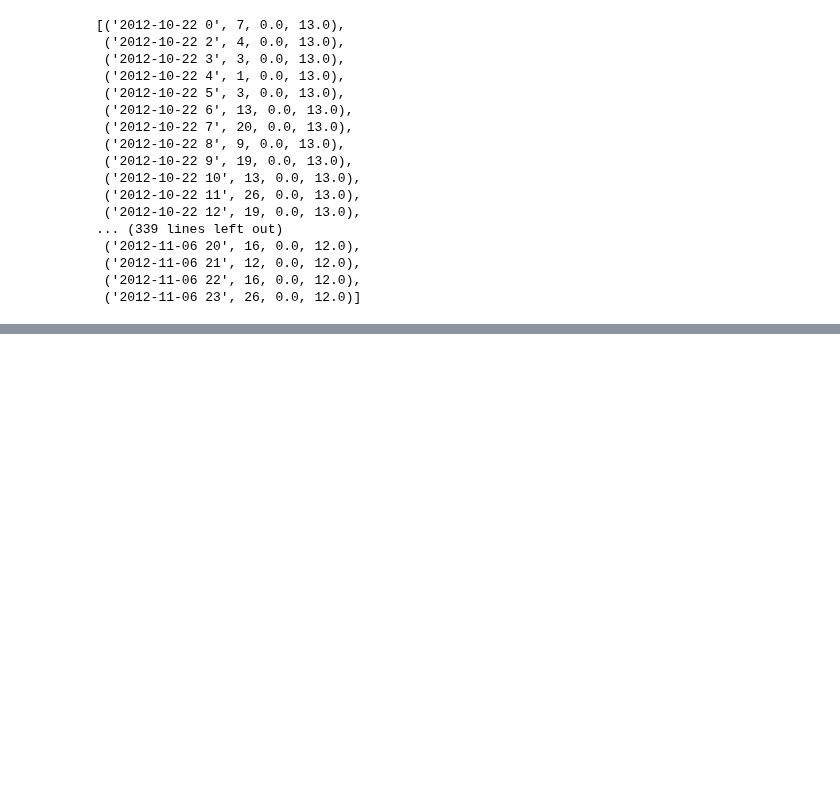
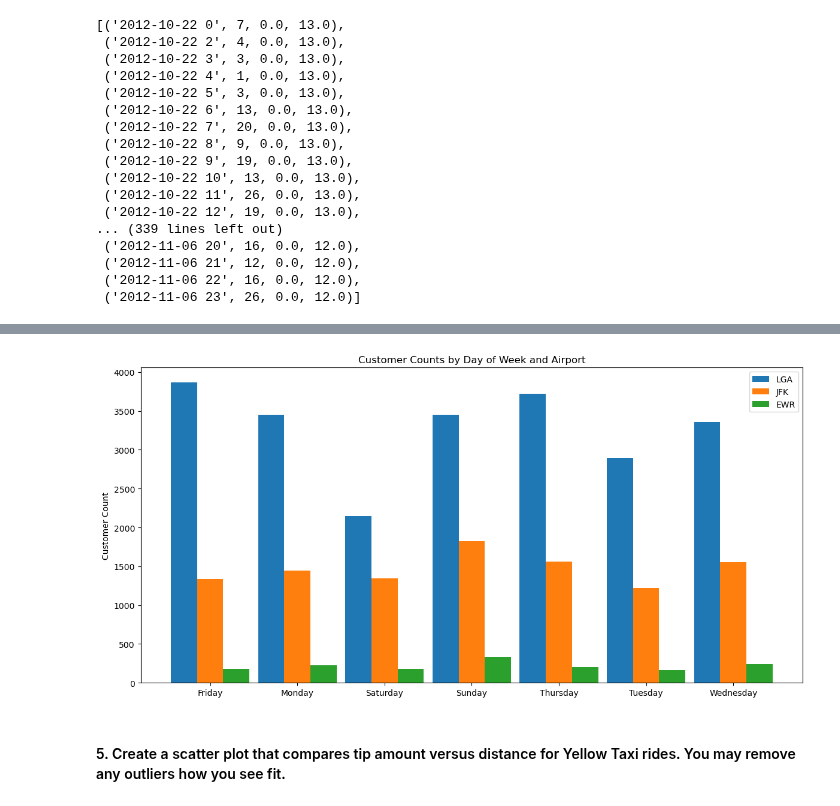
Before and after one commit to wangyf99/final-project, a Jupyter notebook: Group_project.ipynb, the cells around one changed output, grey strips where cells are left out. Saved outputs shown, nothing was run; the diff lists cells and outputs as text; code cells hidden in the pictures; blank space fills up the shorter version.

```diff
--- a/Group_project.ipynb
+++ b/Group_project.ipynb
@@ -964,0 +1085,41 @@ save_query("q6_hurricane_precipitation.sql", query_6_hurricane_precipitation)
+# %%
+def count_customers_by_day(df):
+    df['pickup_datetime'] = pd.to_datetime(df['pickup_datetime'])
+    df['day_of_week'] = df['pickup_datetime'].dt.day_name()
+    return df.groupby('day_of_week')['passenger_count'].sum()
+
+lga_counts = count_customers_by_day(lga_df)
+jfk_counts = count_customers_by_day(jfk_df)
+ewr_counts = count_customers_by_day(ewr_df)
+
+new_df = pd.concat([lga_counts,jfk_counts,ewr_counts])
+# %%
+def plot_customer_counts(lga_counts, jfk_counts, ewr_counts):
+    labels = lga_counts.index.intersection(jfk_counts.index).intersection(ewr_counts.index)
+    lga_values = lga_counts[labels].values
+    jfk_values = jfk_counts[labels].values
+    ewr_values = ewr_counts[labels].values
+
+    x = np.arange(len(labels))
+    width = 0.3
+
+    fig, ax = plt.subplots(figsize=(12, 6))
+    rects1 = ax.bar(x - width, lga_values, width, label='LGA')
+    rects2 = ax.bar(x, jfk_values, width, label='JFK')
+    rects3 = ax.bar(x + width, ewr_values, width, label='EWR')
+
+    ax.set_ylabel('Customer Count')
+    ax.set_title('Customer Counts by Day of Week and Airport')
+    ax.set_xticks(x)
+    ax.set_xticklabels(labels)
+    ax.legend()
+
+    fig.tight_layout()
+    plt.show()
+
+
+plot_customer_counts(lga_counts, jfk_counts, ewr_counts)
+# %% [output]
+[figure, added]
+# %% [markdown]
+#### 5. Create a scatter plot that compares tip amount versus distance for Yellow Taxi rides. You may remove any outliers how you see fit.
```
Also changed, not shown: parts of 18 cells of this notebook.
